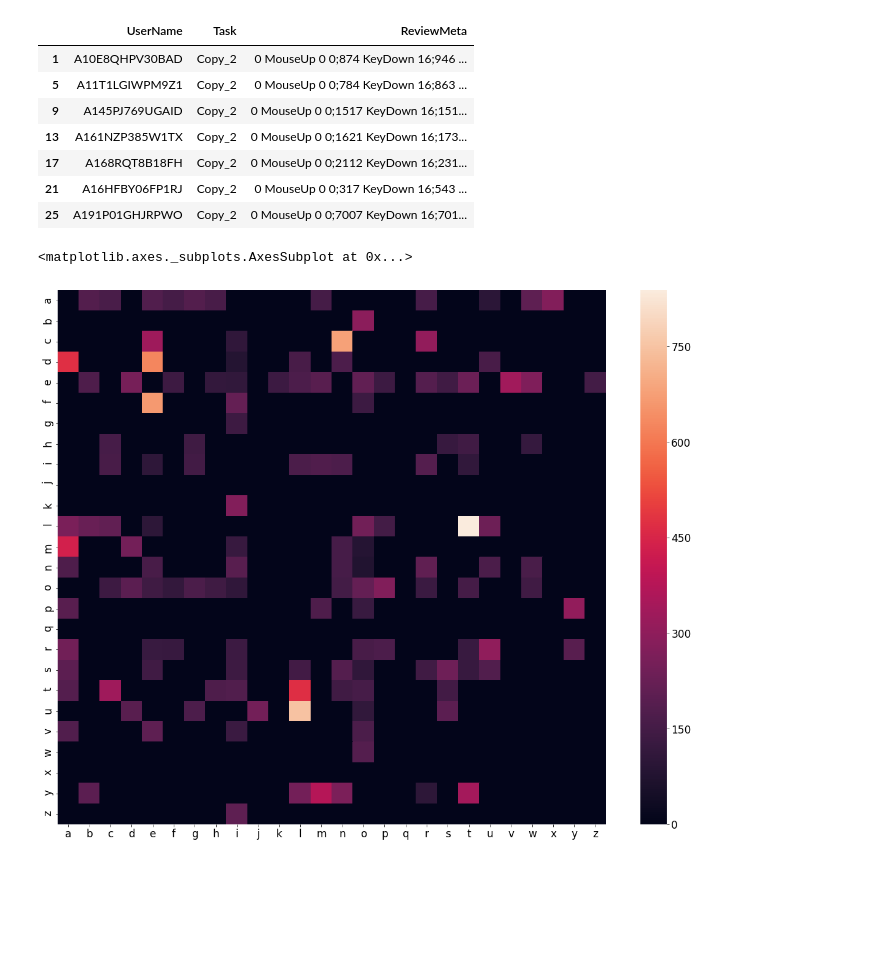
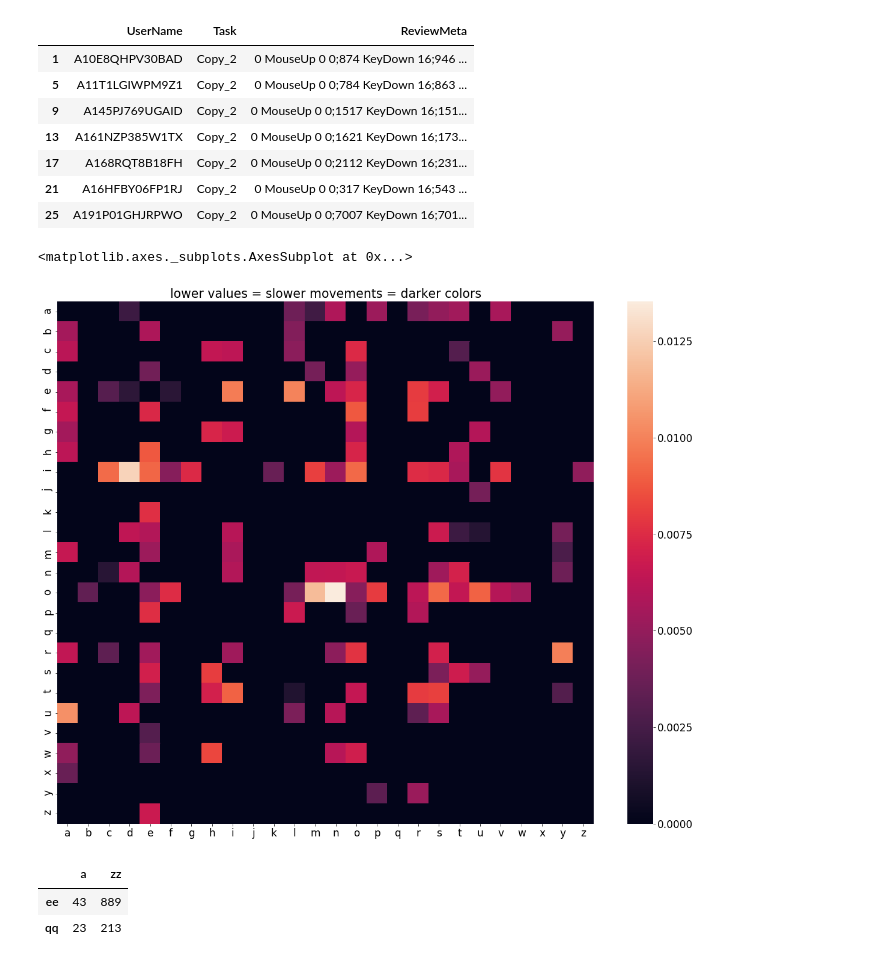
Before and after one commit to sigmaroles/keystroke-chunking, a Jupyter notebook: freetext_delay_plotting.ipynb, the cells around one changed output. Drawn from its saved outputs; the diff is of its cells as text; code cells hidden in the pictures; blank space fills up the shorter version.

Commit message:
heatmap rotate

```diff
--- a/freetext_delay_plotting.ipynb
+++ b/freetext_delay_plotting.ipynb
@@ -37,8 +37,8 @@ for indx in range(df_filtered.shape[0]):
     for pair, delay in key_delays:
         key_delay_dict[pair].append(delay)
 # %%
-maxdelay = reduce(max, reduce(max, key_delay_dict.values()))
-key_delay_frac = {kpair:reduce(lambda x, y: (x+y)/2, delays) for kpair, delays in key_delay_dict.items() if len(delays)}
+#maxdelay = reduce(max, reduce(max, key_delay_dict.values()))
+key_delay_frac = {kpair:1 / reduce(lambda x, y: (x+y)/2, delays) for kpair, delays in key_delay_dict.items() if len(delays)}
 # %%
 # prepare for becoming square matrix
 for kpair in all_keypairs:
@@ -51,13 +51,21 @@ for k1 in chars_alp:
     for k2 in chars_alp:
         delay_matrix[k1][k2] = key_delay_frac[k1+k2]
 
-delay_df = pd.DataFrame(delay_matrix)
+delay_df = pd.DataFrame(delay_matrix).transpose()
 # %%
 matplotlib.rcParams['figure.figsize'] = 20,16
 font = {'size': 17}
 matplotlib.rc('font', **font)
-
+plt.title('lower values = slower movements = darker colors')
 sns.heatmap(delay_df)
 # %% [output]
 <matplotlib.axes._subplots.AxesSubplot at 0x...>
-[figure, old version]
+[figure, new version]
+# %%
+testm = {'a':{'qq':23, 'ee':43}, 'zz':{'qq':213, 'ee':889}}
+pd.DataFrame(testm)
+# so normally, first index is column labels, second index is row labels
+# %% [output]
+|  | a | zz |
+| ee | 43 | 889 |
+| qq | 23 | 213 |
```
